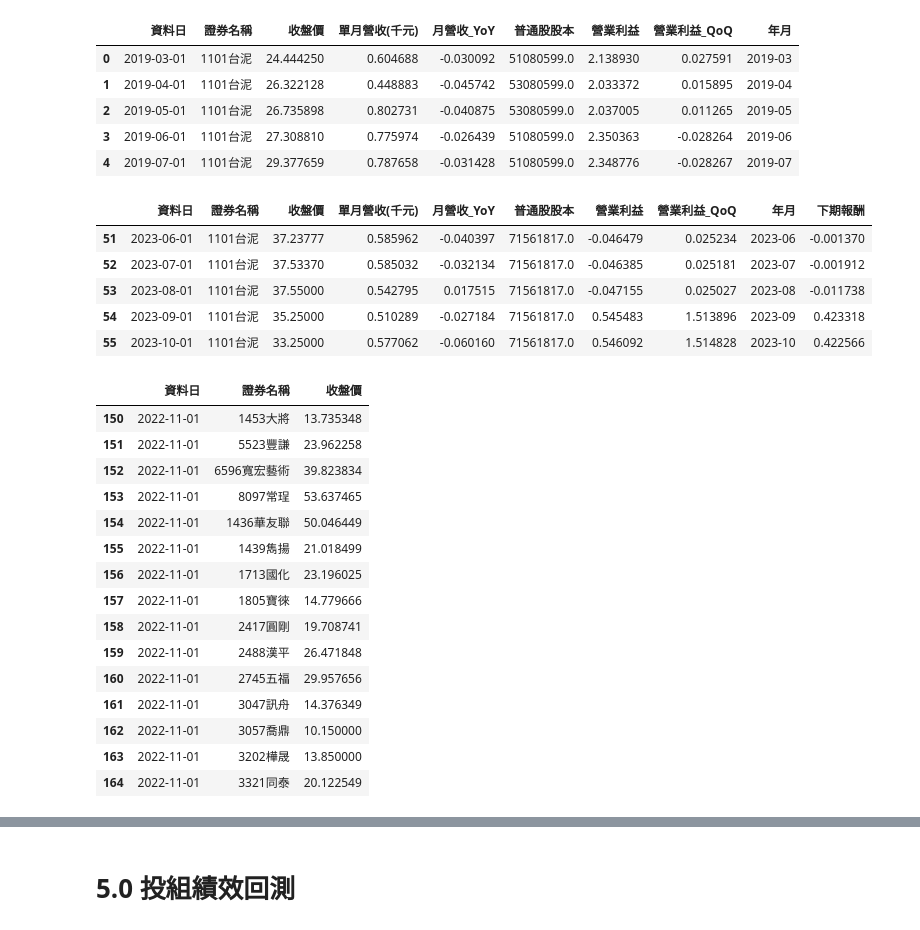
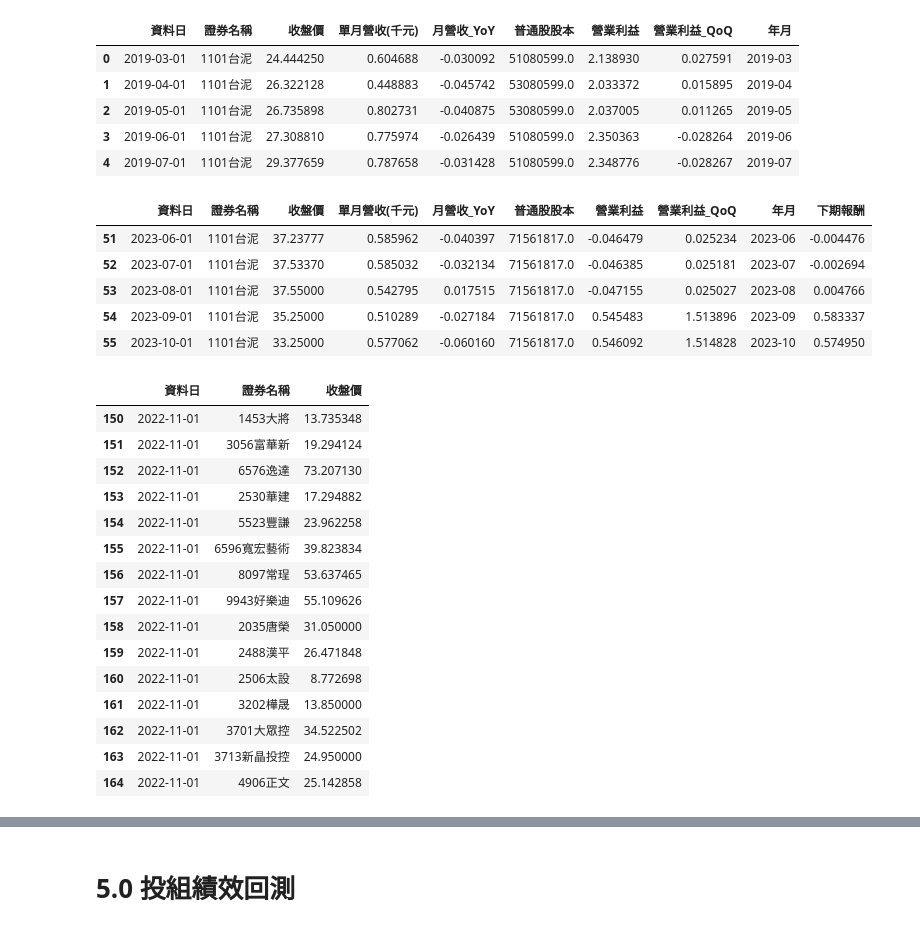
Before and after one commit to KaiXiangC/Python_Factor-Investing_Final-Project, a Jupyter notebook: 策略715-盈餘加速成長.ipynb, the cells around one changed output, grey strips where cells are left out. Drawn from its saved outputs; the diff is of its cells as text; code cells hidden in the pictures.

```diff
--- a/策略715-盈餘加速成長.ipynb
+++ b/策略715-盈餘加速成長.ipynb
@@ -254,54 +243,56 @@ df_feature_m.head()
 # %%
 # 計算個股下期報酬，作為模型訓練答案
 
-df_feature_m['下期報酬'] = df_feature_m.groupby('證券名稱').apply(lambda x:(x['收盤價'].shift(-1)/x['收盤價']-1)*0.4 +x['月營收_YoY']*0.3 +x['營業利益_QoQ']*0.3).reset_index(level=0,drop=True)
+df_feature_m['下期報酬'] = df_feature_m.groupby('證券名稱').apply(lambda x:(x['收盤價'].shift(-1)/x['收盤價']-1)*0.2 +x['月營收_YoY']*0.4 +x['營業利益_QoQ']*0.4).reset_index(level=0,drop=True)
 df_feature_m.dropna(inplace=True)
 df_feature_m[df_feature_m['證券名稱'] == '1101台泥'].tail()
 # %% [output]
 |  | 資料日 | 證券名稱 | 收盤價 | 單月營收(千元) | 月營收_YoY | 普通股股本 | 營業利益 | 營業利益_QoQ | 年月 | 下期報酬 |
-| 51 | 2023-06-01 | 1101台泥 | 37.23777 | 0.585962 | -0.040397 | 71561817.0 | -0.046479 | 0.025234 | 2023-06 | -0.001370 |
-| 52 | 2023-07-01 | 1101台泥 | 37.53370 | 0.585032 | -0.032134 | 71561817.0 | -0.046385 | 0.025181 | 2023-07 | -0.001912 |
-| 53 | 2023-08-01 | 1101台泥 | 37.55000 | 0.542795 | 0.017515 | 71561817.0 | -0.047155 | 0.025027 | 2023-08 | -0.011738 |
-| 54 | 2023-09-01 | 1101台泥 | 35.25000 | 0.510289 | -0.027184 | 71561817.0 | 0.545483 | 1.513896 | 2023-09 | 0.423318 |
-| 55 | 2023-10-01 | 1101台泥 | 33.25000 | 0.577062 | -0.060160 | 71561817.0 | 0.546092 | 1.514828 | 2023-10 | 0.422566 |
+| 51 | 2023-06-01 | 1101台泥 | 37.23777 | 0.585962 | -0.040397 | 71561817.0 | -0.046479 | 0.025234 | 2023-06 | -0.004476 |
+| 52 | 2023-07-01 | 1101台泥 | 37.53370 | 0.585032 | -0.032134 | 71561817.0 | -0.046385 | 0.025181 | 2023-07 | -0.002694 |
+| 53 | 2023-08-01 | 1101台泥 | 37.55000 | 0.542795 | 0.017515 | 71561817.0 | -0.047155 | 0.025027 | 2023-08 | 0.004766 |
+| 54 | 2023-09-01 | 1101台泥 | 35.25000 | 0.510289 | -0.027184 | 71561817.0 | 0.545483 | 1.513896 | 2023-09 | 0.583337 |
+| 55 | 2023-10-01 | 1101台泥 | 33.25000 | 0.577062 | -0.060160 | 71561817.0 | 0.546092 | 1.514828 | 2023-10 | 0.574950 |
 # %%
 # 切分訓練期和測試期
 train_start_st = '2020-01-01'
 test_start_st= '2022-01-01'
-test_end_dt = '2023-10-31'
+test_end_dt = '2023-11-30'
 df_train = df_feature_m[df_feature_m['資料日'] >= train_start_st]
 df_train = df_train[df_train['資料日'] < test_start_st]
 df_test = df_feature_m[df_feature_m['資料日'] >= test_start_st]
 df_test = df_test[df_test['資料日'] <= test_end_dt]
 
 ##################
 # 每期選幾檔股票(可調整)
 portfolio_stock_num = 15
 ##################
 
 # 模型訓練及選股
 # model = xgboost.XGBRegressor()
+#model = DecisionTreeRegressor(max_depth=3)
 model = AdaBoostRegressor()
 model.fit(df_train[feature_list],df_train['下期報酬'])
+
 df_test['模型預測分數'] = model.predict(df_test[feature_list])
-df_test = df_test[(df_test['普通股股本']<=2000000) & (df_test['收盤價']<=70)]
+#df_test = df_test[(df_test['普通股股本']<=2000000) & (df_test['收盤價']<=70)]
 df_test = df_test.sort_values(['資料日','模型預測分數'],ascending=[1,0])
 df_select = df_test.groupby('資料日').apply(lambda x : x.head(portfolio_stock_num)).reset_index(drop=True)[['資料日','證券名稱','收盤價']]
 df_select[df_select['資料日']=='2022-11-01']
 # %% [output]
 |  | 資料日 | 證券名稱 | 收盤價 |
 | 150 | 2022-11-01 | 1453大將 | 13.735348 |
-| 151 | 2022-11-01 | 5523豐謙 | 23.962258 |
-| 152 | 2022-11-01 | 6596寬宏藝術 | 39.823834 |
-| 153 | 2022-11-01 | 8097常珵 | 53.637465 |
-| 154 | 2022-11-01 | 1436華友聯 | 50.046449 |
-| 155 | 2022-11-01 | 1439雋揚 | 21.018499 |
-| 156 | 2022-11-01 | 1713國化 | 23.196025 |
-| 157 | 2022-11-01 | 1805寶徠 | 14.779666 |
-| 158 | 2022-11-01 | 2417圓剛 | 19.708741 |
+| 151 | 2022-11-01 | 3056富華新 | 19.294124 |
+| 152 | 2022-11-01 | 6576逸達 | 73.207130 |
+| 153 | 2022-11-01 | 2530華建 | 17.294882 |
+| 154 | 2022-11-01 | 5523豐謙 | 23.962258 |
+| 155 | 2022-11-01 | 6596寬宏藝術 | 39.823834 |
+| 156 | 2022-11-01 | 8097常珵 | 53.637465 |
+| 157 | 2022-11-01 | 9943好樂迪 | 55.109626 |
+| 158 | 2022-11-01 | 2035唐榮 | 31.050000 |
 | 159 | 2022-11-01 | 2488漢平 | 26.471848 |
-| 160 | 2022-11-01 | 2745五福 | 29.957656 |
-| 161 | 2022-11-01 | 3047訊舟 | 14.376349 |
-| 162 | 2022-11-01 | 3057喬鼎 | 10.150000 |
-| 163 | 2022-11-01 | 3202樺晟 | 13.850000 |
-| 164 | 2022-11-01 | 3321同泰 | 20.122549 |
+| 160 | 2022-11-01 | 2506太設 | 8.772698 |
+| 161 | 2022-11-01 | 3202樺晟 | 13.850000 |
+| 162 | 2022-11-01 | 3701大眾控 | 34.522502 |
+| 163 | 2022-11-01 | 3713新晶投控 | 24.950000 |
+| 164 | 2022-11-01 | 4906正文 | 25.142858 |
```
Also changed, not shown: parts of 7 cells of this notebook, 1 other file.
